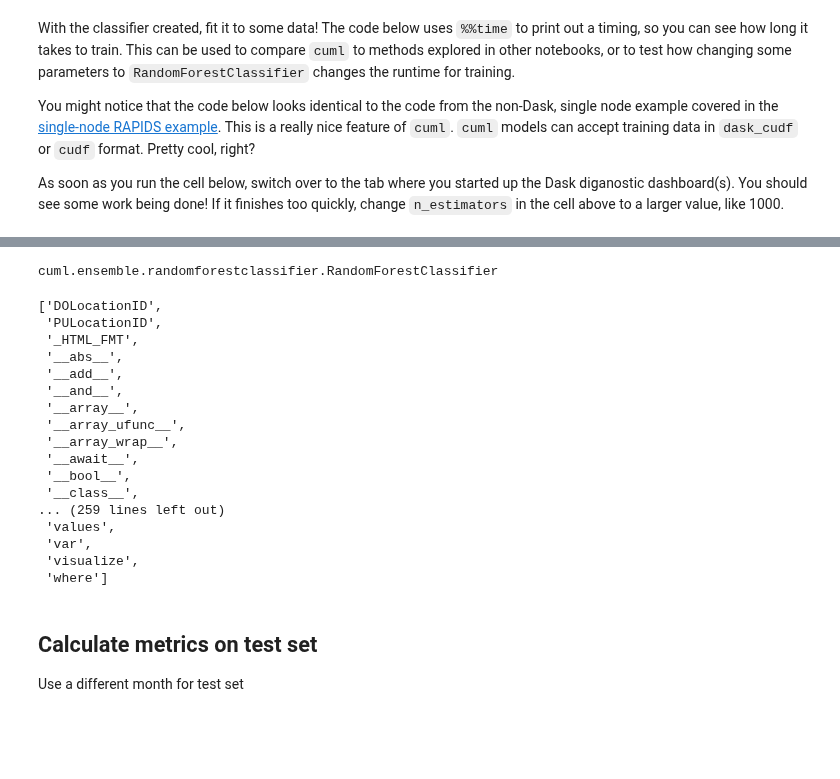
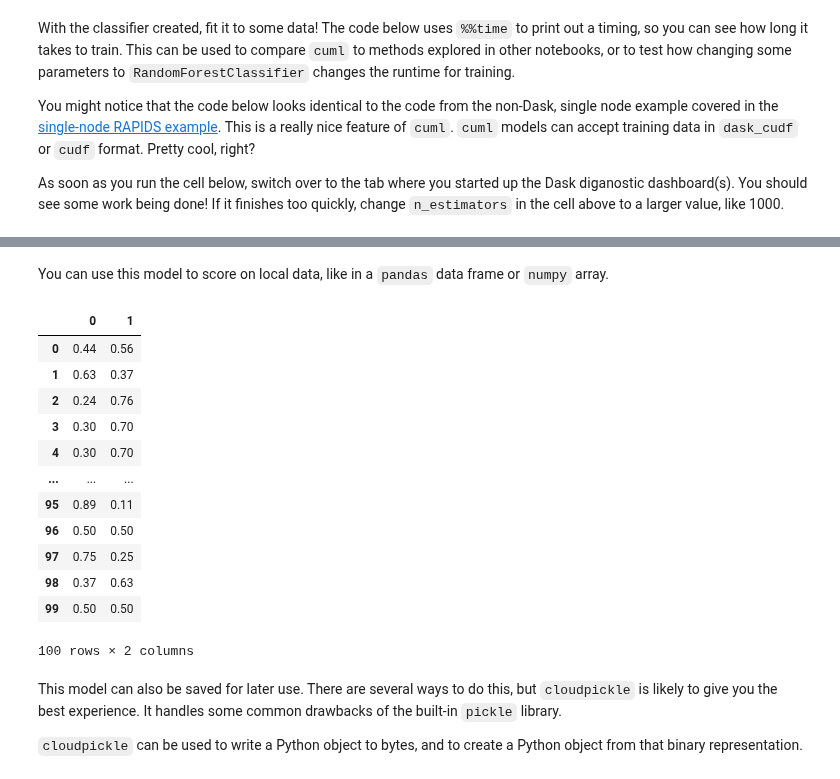
Before and after one commit to saturncloud/examples, a Jupyter notebook: examples/examples-gpu/nyc-taxi/rf-rapids-dask.ipynb, the cells around one changed output, grey strips where cells are left out. Cells and saved outputs as stored; diff of their text form; code cells hidden in the pictures; blank space fills up the shorter version.

```diff
--- a/examples/examples-gpu/nyc-taxi/rf-rapids-dask.ipynb
+++ b/examples/examples-gpu/nyc-taxi/rf-rapids-dask.ipynb
@@ -391,28 +389,24 @@ NoneType
 # %%
-x = rfc._concat_treelite_models()
+local_model = rfc._concat_treelite_models()
-# %% [output]
-cuml.ensemble.randomforestclassifier.RandomForestClassifier
-# %%
-dir(taxi_test)
-# %% [output]
-['DOLocationID',
- 'PULocationID',
- '_HTML_FMT',
- '__abs__',
- '__add__',
- '__and__',
- '__array__',
- '__array_ufunc__',
- '__array_wrap__',
- '__await__',
- '__bool__',
- '__class__',
-... (259 lines left out)
- 'values',
- 'var',
- 'visualize',
- 'where']
-# %% [markdown]
-## Calculate metrics on test set
-
-Use a different month for test set
+# %% [markdown]
+You can use this model to score on local data, like in a `pandas` data frame or `numpy` array.
+# %%
+local_model.predict_proba(taxi_train.head(100)[features])
+# %% [output]
+|  | 0 | 1 |
+| 0 | 0.44 | 0.56 |
+| 1 | 0.63 | 0.37 |
+| 2 | 0.24 | 0.76 |
+| 3 | 0.30 | 0.70 |
+| 4 | 0.30 | 0.70 |
+| ... | ... | ... |
+| 95 | 0.89 | 0.11 |
+| 96 | 0.50 | 0.50 |
+| 97 | 0.75 | 0.25 |
+| 98 | 0.37 | 0.63 |
+| 99 | 0.50 | 0.50 |
+100 rows × 2 columns
+# %% [markdown]
+This model can also be saved for later use. There are several ways to do this, but `cloudpickle` is likely to give you the best experience. It handles some common drawbacks of the built-in `pickle` library.
+
+`cloudpickle` can be used to write a Python object to bytes, and to create a Python object from that binary representation.
```
Also changed, not shown: parts of 20 cells of this notebook, 2 other files.
